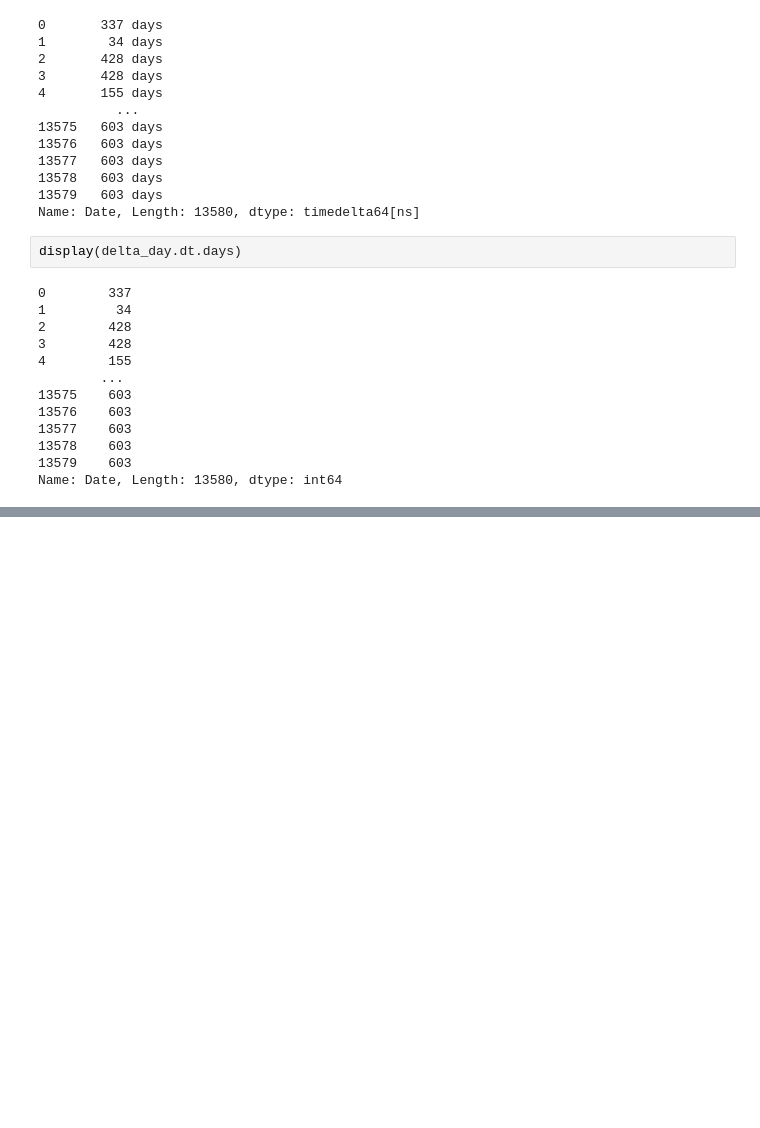
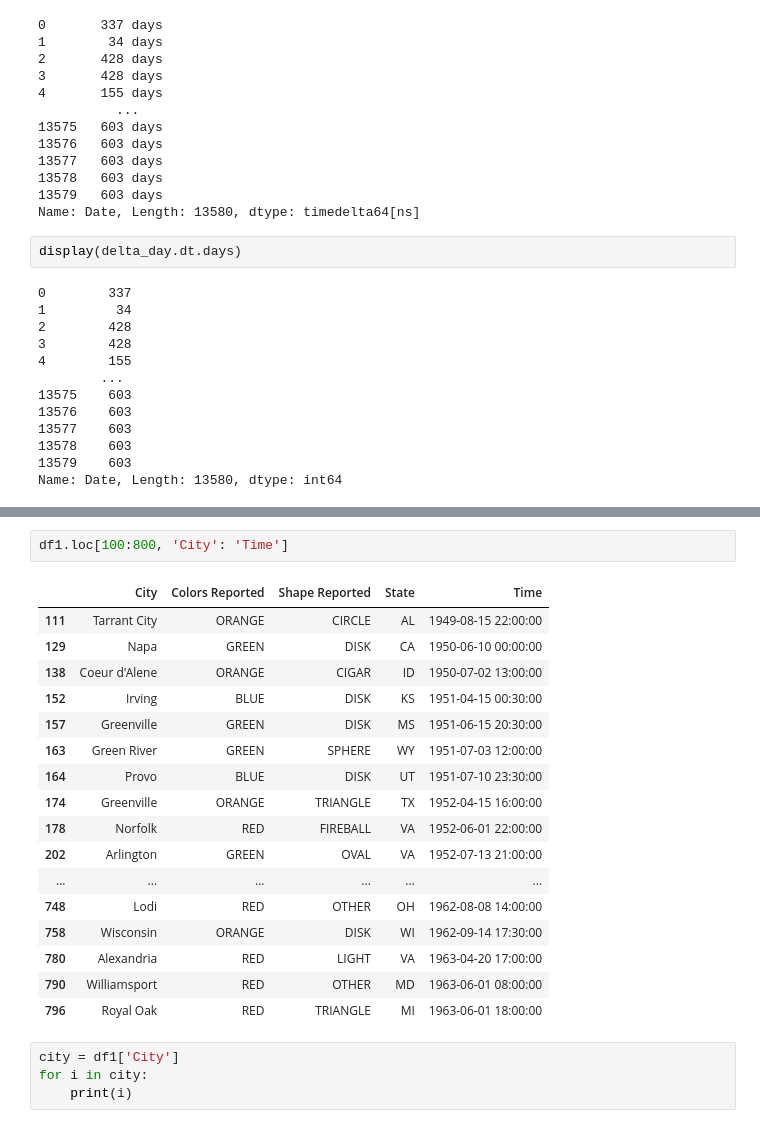
Before and after one commit to poweress/DS_VS_code, a Jupyter notebook: Skill_Factory/PYTHON_11/lesson_11_pandas.ipynb, the cells around one changed output, grey strips where cells are left out. Saved outputs shown, nothing was run; the diff lists cells and outputs as text; blank space fills up the shorter version.

```diff
--- a/Skill_Factory/PYTHON_11/lesson_11_pandas.ipynb
+++ b/Skill_Factory/PYTHON_11/lesson_11_pandas.ipynb
@@ -360,0 +537,24 @@ Name: Date, Length: 13580, dtype: int64
+# %%
+df1.loc[100:800, 'City': 'Time']
+# %% [output]
+|  | City | Colors Reported | Shape Reported | State | Time |
+| 111 | Tarrant City | ORANGE | CIRCLE | AL | 1949-08-15 22:00:00 |
+| 129 | Napa | GREEN | DISK | CA | 1950-06-10 00:00:00 |
+| 138 | Coeur d'Alene | ORANGE | CIGAR | ID | 1950-07-02 13:00:00 |
+| 152 | Irving | BLUE | DISK | KS | 1951-04-15 00:30:00 |
+| 157 | Greenville | GREEN | DISK | MS | 1951-06-15 20:30:00 |
+| 163 | Green River | GREEN | SPHERE | WY | 1951-07-03 12:00:00 |
+| 164 | Provo | BLUE | DISK | UT | 1951-07-10 23:30:00 |
+| 174 | Greenville | ORANGE | TRIANGLE | TX | 1952-04-15 16:00:00 |
+| 178 | Norfolk | RED | FIREBALL | VA | 1952-06-01 22:00:00 |
+| 202 | Arlington | GREEN | OVAL | VA | 1952-07-13 21:00:00 |
+| ... | ... | ... | ... | ... | ... |
+| 748 | Lodi | RED | OTHER | OH | 1962-08-08 14:00:00 |
+| 758 | Wisconsin | ORANGE | DISK | WI | 1962-09-14 17:30:00 |
+| 780 | Alexandria | RED | LIGHT | VA | 1963-04-20 17:00:00 |
+| 790 | Williamsport | RED | OTHER | MD | 1963-06-01 08:00:00 |
+| 796 | Royal Oak | RED | TRIANGLE | MI | 1963-06-01 18:00:00 |
+# %%
+city = df1['City']
+for i in city:
+    print(i)
```
Also changed, not shown: parts of 48 cells of this notebook.
